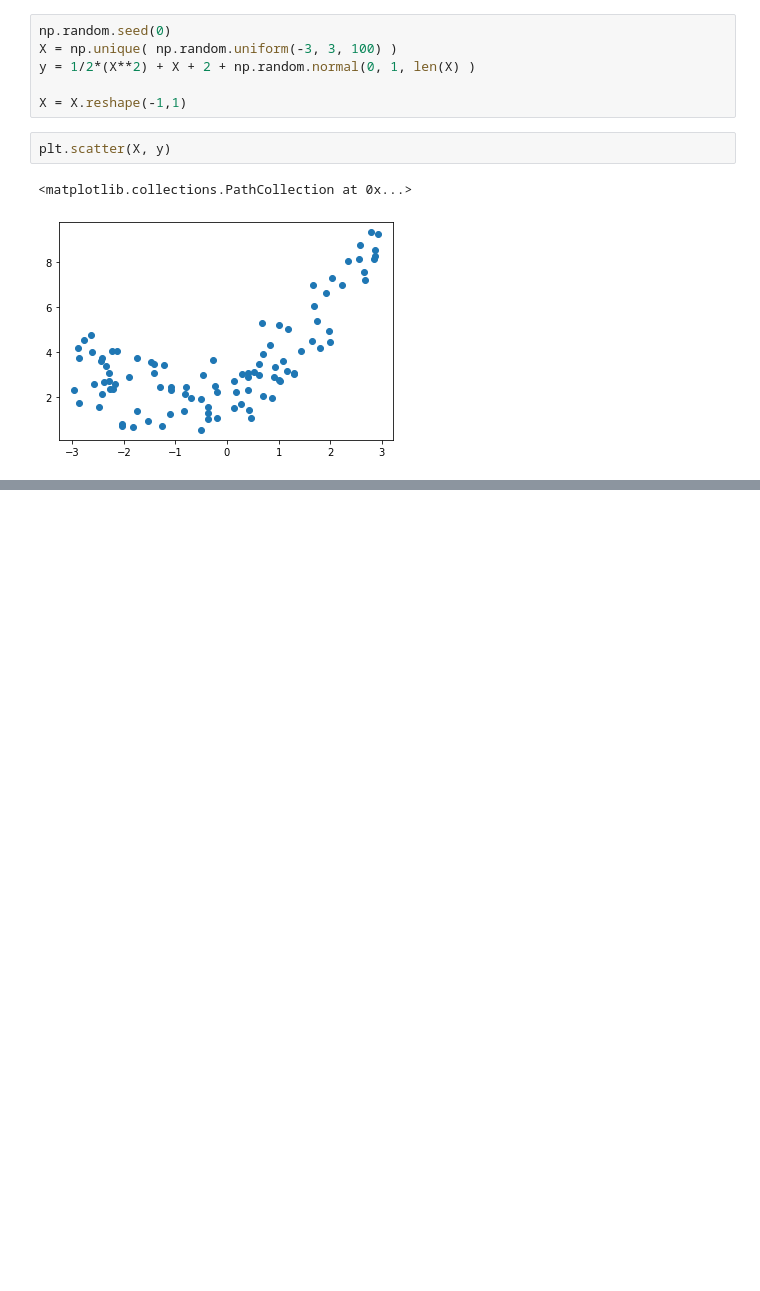
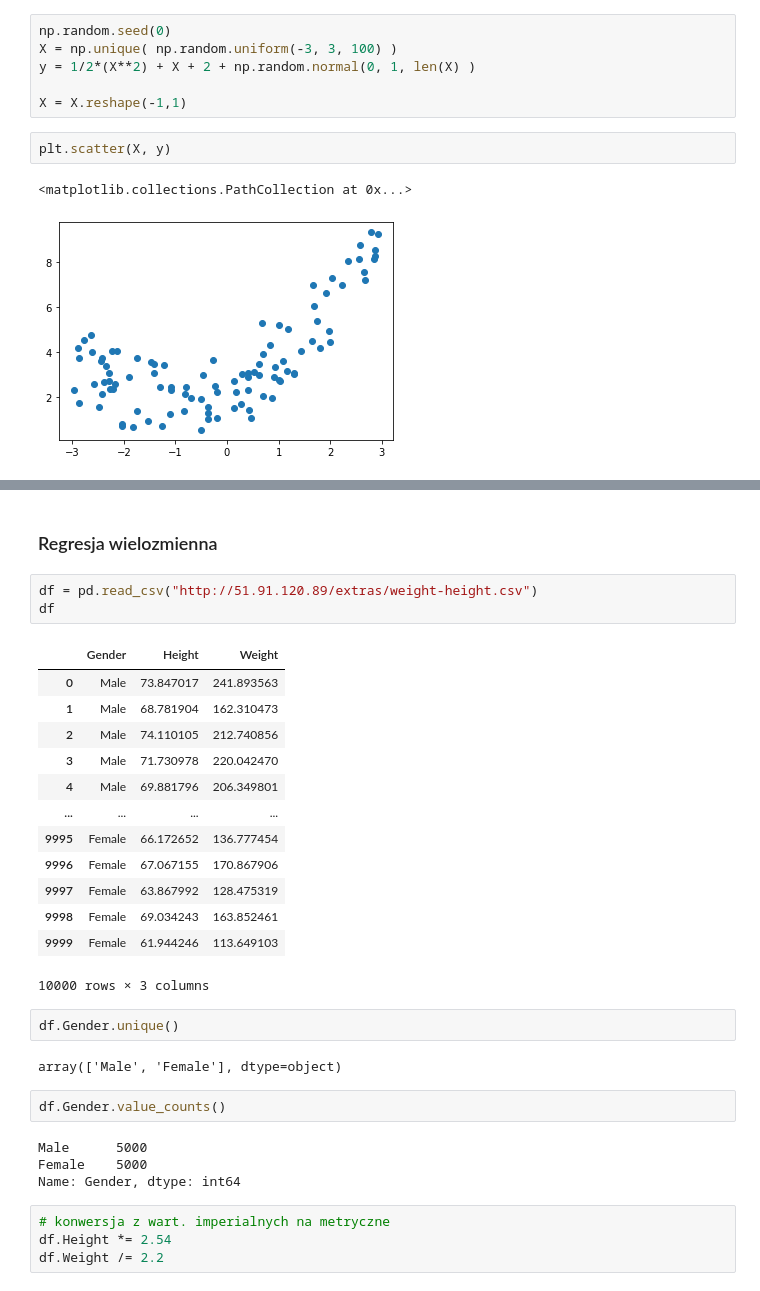
Before and after one commit to marianwitkowski/ML0905, a Jupyter notebook: Dzien01/01-regresja.ipynb, the cells around one changed output, grey strips where cells are left out. Cells and saved outputs as stored; diff of their text form; blank space fills up the shorter version.

```diff
--- a/Dzien01/01-regresja.ipynb
+++ b/Dzien01/01-regresja.ipynb
@@ -241,0 +259,33 @@ RW: R2=0.8398411453424146
+# %% [markdown]
+### Regresja wielozmienna
+# %%
+df = pd.read_csv("http://51.91.120.89/extras/weight-height.csv")
+df
+# %% [output]
+|  | Gender | Height | Weight |
+| 0 | Male | 73.847017 | 241.893563 |
+| 1 | Male | 68.781904 | 162.310473 |
+| 2 | Male | 74.110105 | 212.740856 |
+| 3 | Male | 71.730978 | 220.042470 |
+| 4 | Male | 69.881796 | 206.349801 |
+| ... | ... | ... | ... |
+| 9995 | Female | 66.172652 | 136.777454 |
+| 9996 | Female | 67.067155 | 170.867906 |
+| 9997 | Female | 63.867992 | 128.475319 |
+| 9998 | Female | 69.034243 | 163.852461 |
+| 9999 | Female | 61.944246 | 113.649103 |
+10000 rows × 3 columns
+# %%
+df.Gender.unique()
+# %% [output]
+array(['Male', 'Female'], dtype=object)
+# %%
+df.Gender.value_counts()
+# %% [output]
+Male      5000
+Female    5000
+Name: Gender, dtype: int64
+# %%
+# konwersja z wart. imperialnych na metryczne
+df.Height *= 2.54
+df.Weight /= 2.2
```
Also changed, not shown: parts of 11 cells of this notebook.
